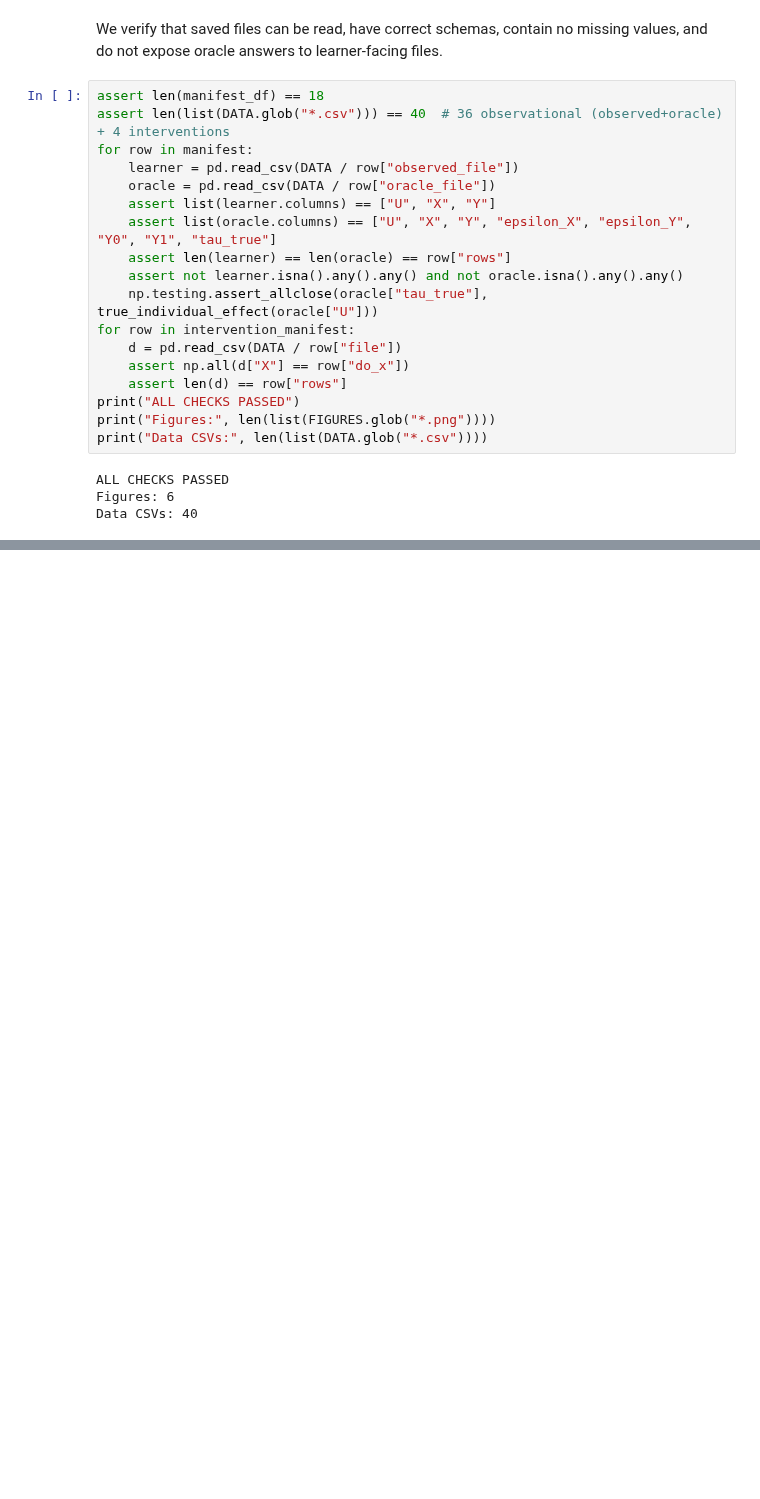
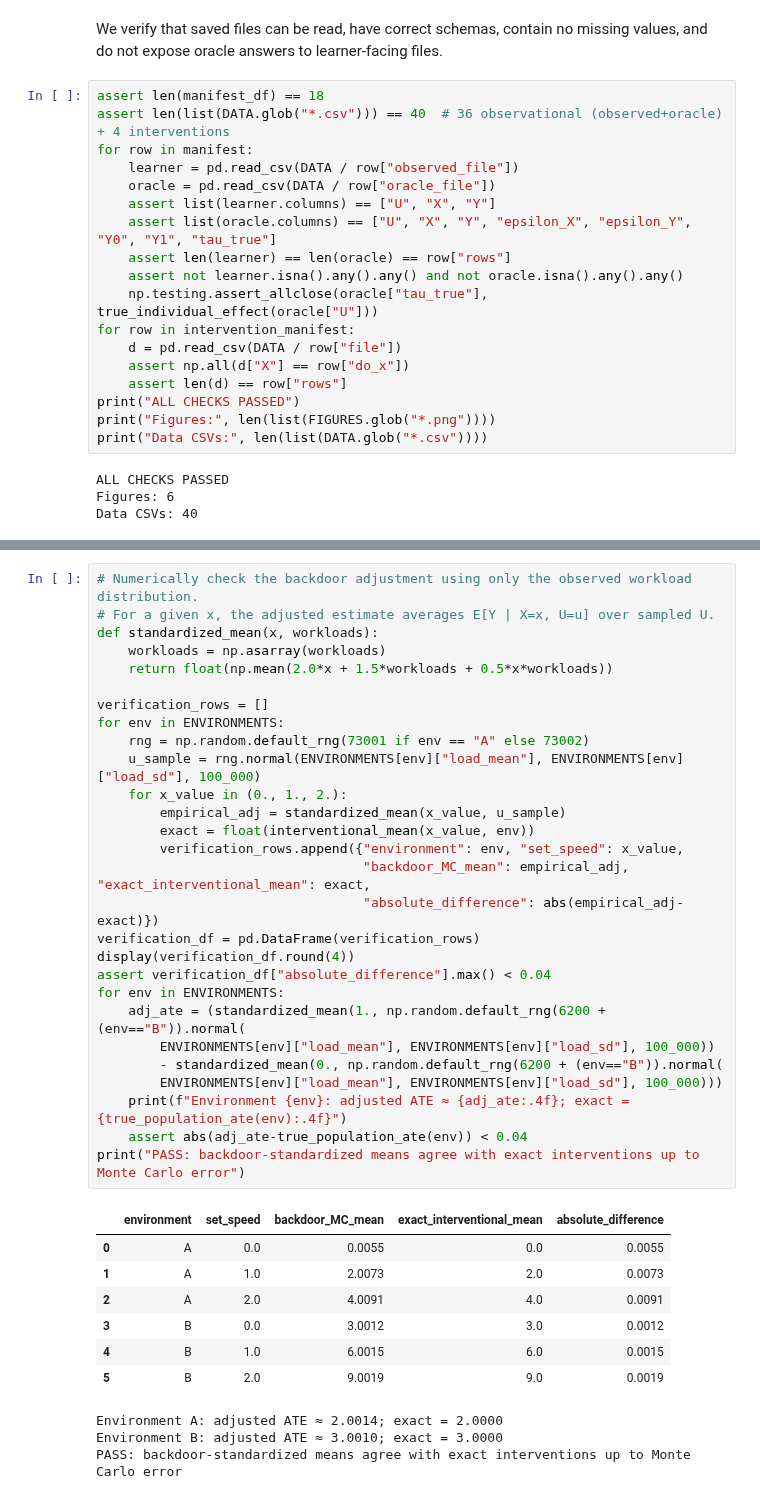
Before and after one commit to SudeepikaGitHub1225/trustworthy-causal-modelling, a Jupyter notebook: 01_data_generation.ipynb, the cells around one changed output, grey strips where cells are left out. Cells and saved outputs as stored; diff of their text form; blank space fills up the shorter version.

Commit message:
added causal identification and backdoor adjustment

```diff
--- a/01_data_generation.ipynb
+++ b/01_data_generation.ipynb
@@ -518,0 +549,39 @@ Data CSVs: 40
+# %%
+# Numerically check the backdoor adjustment using only the observed workload distribution.
+# For a given x, the adjusted estimate averages E[Y | X=x, U=u] over sampled U.
+def standardized_mean(x, workloads):
+    workloads = np.asarray(workloads)
+    return float(np.mean(2.0*x + 1.5*workloads + 0.5*x*workloads))
+
+verification_rows = []
+for env in ENVIRONMENTS:
+    rng = np.random.default_rng(73001 if env == "A" else 73002)
+    u_sample = rng.normal(ENVIRONMENTS[env]["load_mean"], ENVIRONMENTS[env]["load_sd"], 100_000)
+    for x_value in (0., 1., 2.):
+        empirical_adj = standardized_mean(x_value, u_sample)
+        exact = float(interventional_mean(x_value, env))
+        verification_rows.append({"environment": env, "set_speed": x_value,
+                                  "backdoor_MC_mean": empirical_adj, "exact_interventional_mean": exact,
+                                  "absolute_difference": abs(empirical_adj-exact)})
+verification_df = pd.DataFrame(verification_rows)
+display(verification_df.round(4))
+assert verification_df["absolute_difference"].max() < 0.04
+for env in ENVIRONMENTS:
+    adj_ate = (standardized_mean(1., np.random.default_rng(6200 + (env=="B")).normal(
+        ENVIRONMENTS[env]["load_mean"], ENVIRONMENTS[env]["load_sd"], 100_000))
+        - standardized_mean(0., np.random.default_rng(6200 + (env=="B")).normal(
+        ENVIRONMENTS[env]["load_mean"], ENVIRONMENTS[env]["load_sd"], 100_000)))
+    print(f"Environment {env}: adjusted ATE ≈ {adj_ate:.4f}; exact = {true_population_ate(env):.4f}")
+    assert abs(adj_ate-true_population_ate(env)) < 0.04
+print("PASS: backdoor-standardized means agree with exact interventions up to Monte Carlo error")
+# %% [output]
+|  | environment | set_speed | backdoor_MC_mean | exact_interventional_mean | absolute_difference |
+| 0 | A | 0.0 | 0.0055 | 0.0 | 0.0055 |
+| 1 | A | 1.0 | 2.0073 | 2.0 | 0.0073 |
+| 2 | A | 2.0 | 4.0091 | 4.0 | 0.0091 |
+| 3 | B | 0.0 | 3.0012 | 3.0 | 0.0012 |
+| 4 | B | 1.0 | 6.0015 | 6.0 | 0.0015 |
+| 5 | B | 2.0 | 9.0019 | 9.0 | 0.0019 |
+Environment A: adjusted ATE ≈ 2.0014; exact = 2.0000
+Environment B: adjusted ATE ≈ 3.0010; exact = 3.0000
+PASS: backdoor-standardized means agree with exact interventions up to Monte Carlo error
```
Also changed, not shown: parts of 4 cells of this notebook, 1 other file.
